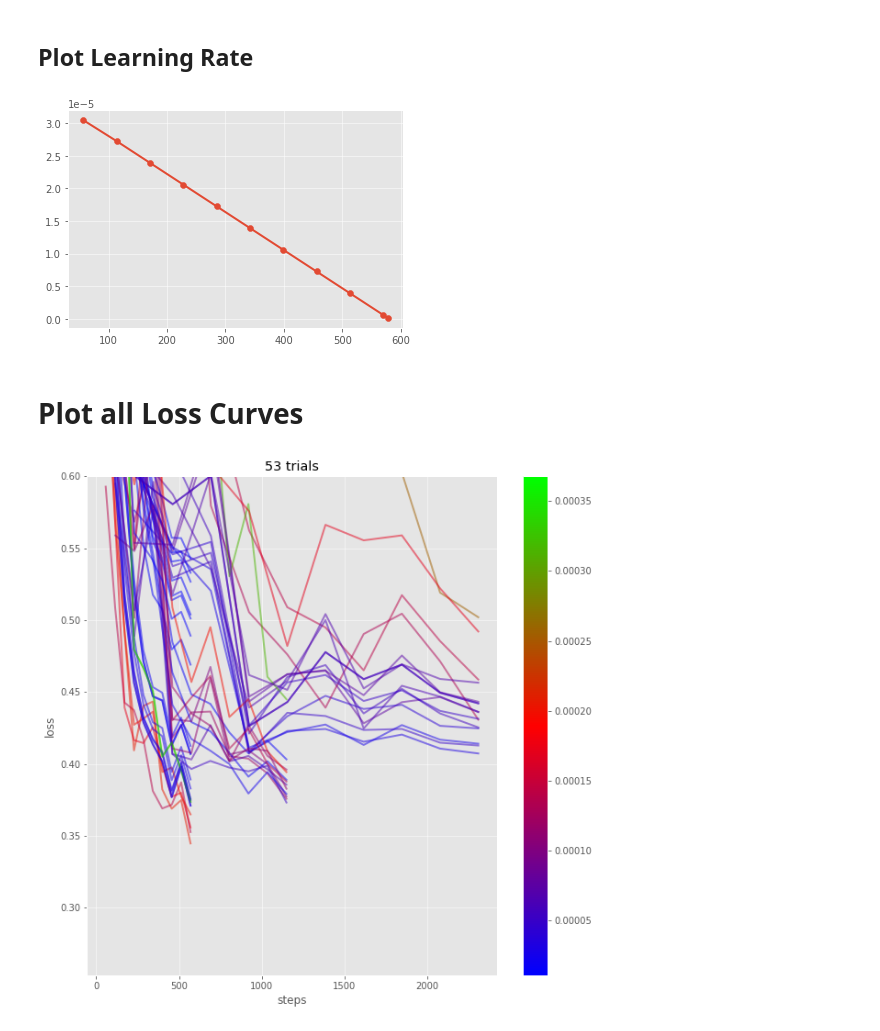
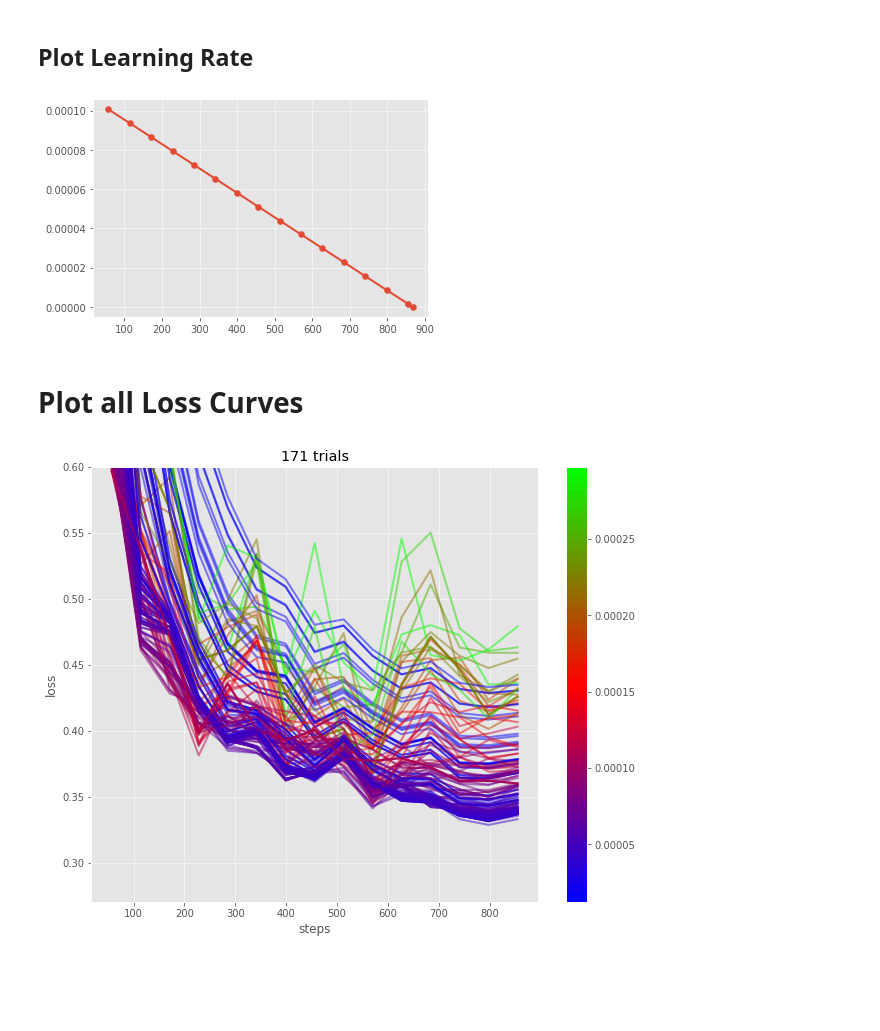
Before and after one commit to goerlitz/nlp-classification, a Jupyter notebook: notebooks/10kGNAD/colab/21d_10kGNAD_optuna_trial_analysis.ipynb, the cells around one changed output. Saved outputs shown, nothing was run; the diff lists cells and outputs as text; code cells hidden in the pictures; blank space fills up the shorter version.

```diff
--- a/notebooks/10kGNAD/colab/21d_10kGNAD_optuna_trial_analysis.ipynb
+++ b/notebooks/10kGNAD/colab/21d_10kGNAD_optuna_trial_analysis.ipynb
@@ -101,0 +229,5 @@ info.study_details()
+# %%
+# study = "distilbert-base-german-cased_loss-f1_bs32-128_ep1"
+study = "distilbert-base-german-cased_loss-f1_bs8-16-32_ep2"
+# study = "distilbert-base-german-cased_loss-f1_bs32_epoch23"
+# study = "deepset/gbert-base_loss-f1_bs16_epoch23_len128"
@@ -209,7 +364,9 @@ plt.title("Hyperparameters of Best Trials");
 # study = optuna.load_study('distilbert-base-german-cased_loss-f1_bs32_epoch1', storage)
 # study = optuna.load_study('distilbert-base-german-cased_loss-f1_bs16_epoch1', storage)
 # study = optuna.load_study('distilbert-base-german-cased_loss-f1_bs32_epoch23', storage)
-study = optuna.load_study('distilbert-base-german-cased_loss-f1_bs8-16-32_ep2', storage)
+# study = optuna.load_study('distilbert-base-german-cased_loss-f1_bs8-16-32_ep1', storage)
+# study = optuna.load_study('distilbert-base-german-cased_loss-f1_bs32-128_ep1', storage)
+study = optuna.load_study('distilbert-base-german-cased_loss-f1_bs32_ep3_pad', storage)
 # study = optuna.load_study('deepset/gbert-base_loss-f1_bs32_epoch1', storage)
 # study = optuna.load_study('deepset/gbert-base_loss-f1_bs16_epoch23', storage)
 # study = optuna.load_study('deepset/gbert-base_loss-f1_bs16_epoch23_len128', storage)
@@ -328,21 +509,3 @@ fig.update_layout(autosize=False, width=900, height=350)
 fig.show()
 # %% [output]
 [interactive output not drawn]
-# %%
-import seaborn as sns
-
-pal = sns.color_palette("tab10", 10)
-
-# plt.scatter(trial_df.eval_loss, trial_df.learning_rate, c=trial_df.best, cmap="Set1_r", alpha=0.6, s=8);
-# field = "num_train_epochs"
-field = "per_device_train_batch_size"
-for i, f in enumerate(sorted(trial_df[field].unique())):
-    df = trial_df[lambda x: x[field] == f]
-    plt.scatter(df.learning_rate, df.eval_loss, alpha=0.6, s=16, label=f, color=pal[i])
-
-# plt.gca().set_xscale('log')
-plt.legend(title=field)
-plt.ylim([None, 0.7])
-plt.xscale("log")
-plt.ylabel("eval loss")
-plt.xlabel("learning_rate");
@@ -424,7 +590,7 @@ plt.tight_layout()
 log_df["lr"].plot()
 plt.scatter(log_df["lr"].index, log_df["lr"]);
 # %% [output]
-[figure, old version]
+[figure, new version]
 # %% [markdown]
 # Plot all Loss Curves
 # %%
@@ -435,36 +601,36 @@ import numpy as np
 import matplotlib.pyplot as plt
 import matplotlib as mpl
 
-fig, ax = plt.subplots(figsize=(10,10))
+fig, ax = plt.subplots(figsize=(10,8))
 
 lrs = [t.params["learning_rate"] for t in complete_trials]
 
 # n = len(complete_trials)
 n = 101
 c = np.linspace(min(lrs),max(lrs),n)
 # colors = plt.cm.cool(c)
 norm = mpl.colors.Normalize(vmin=c.min(), vmax=c.max())
 cmap = mpl.cm.ScalarMappable(norm=norm, cmap=plt.cm.brg) # cool
 
 count = 0
 for i, t in enumerate(complete_trials):
     if not "eval_result" in t.user_attrs.keys():
         continue
     count += 1
     data = t.user_attrs
     loss_df = pd.DataFrame(data.values(), index=data.keys())[lambda x: x.index != "eval_result"]
     loss_df.index = loss_df.index.astype(int)
     loss_df.sort_index(inplace=True)
     # print(np.log(t.params["learning_rate"]))
     # ax.plot(loss_df["eval_loss"][0:-1], c=colors[i], alpha=0.5)
     # ax.plot(loss_df["eval_loss"][0:-1], c=colors[int(100 * (t.params["learning_rate"] - min(lrs)) / (max(lrs) - min(lrs)))], alpha=0.5)
     ax.plot(loss_df["eval_loss"][0:-1], c=cmap.to_rgba(t.params["learning_rate"]), alpha=0.5)
     # loss_df["eval_loss"].plot(ax=ax, cmap="Blues")
     # print(t.number, loss_df["eval_loss"])
 plt.xlabel("steps")
 plt.ylabel("loss")
 plt.colorbar(cmap)
 plt.ylim([None,0.6])
 plt.title(f"{count} trials");
 # %% [output]
-[figure, old version]
+[figure, new version]
```
Also changed, not shown: parts of 27 cells of this notebook.
